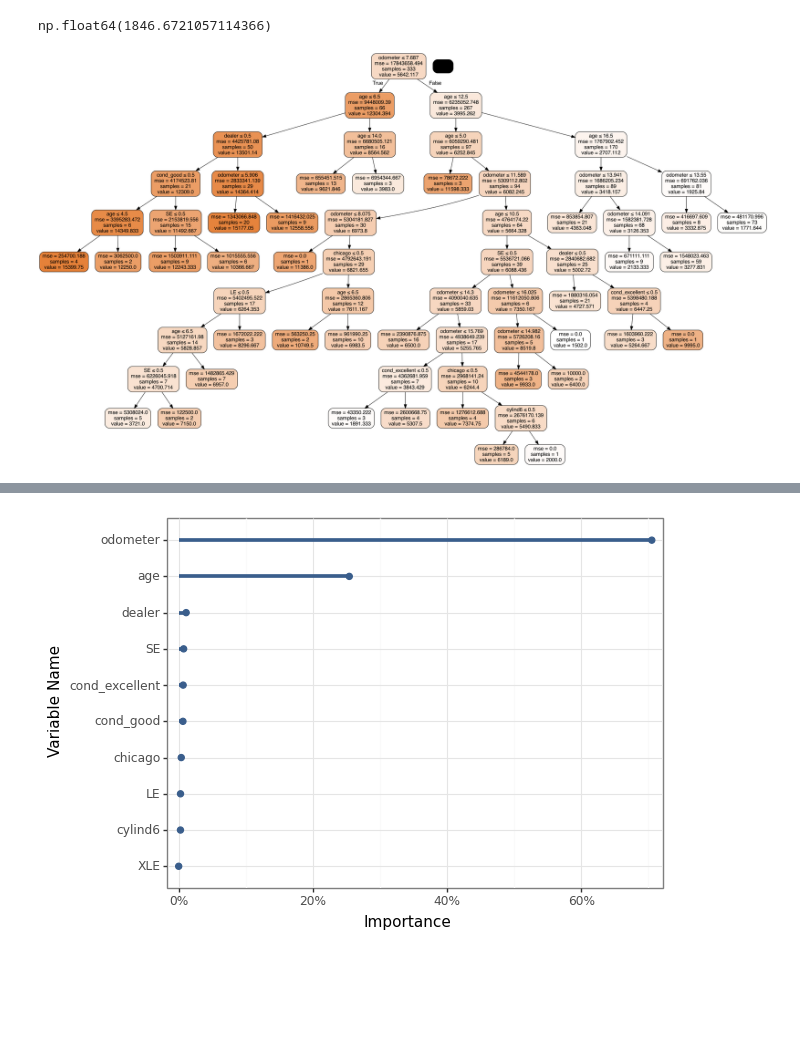
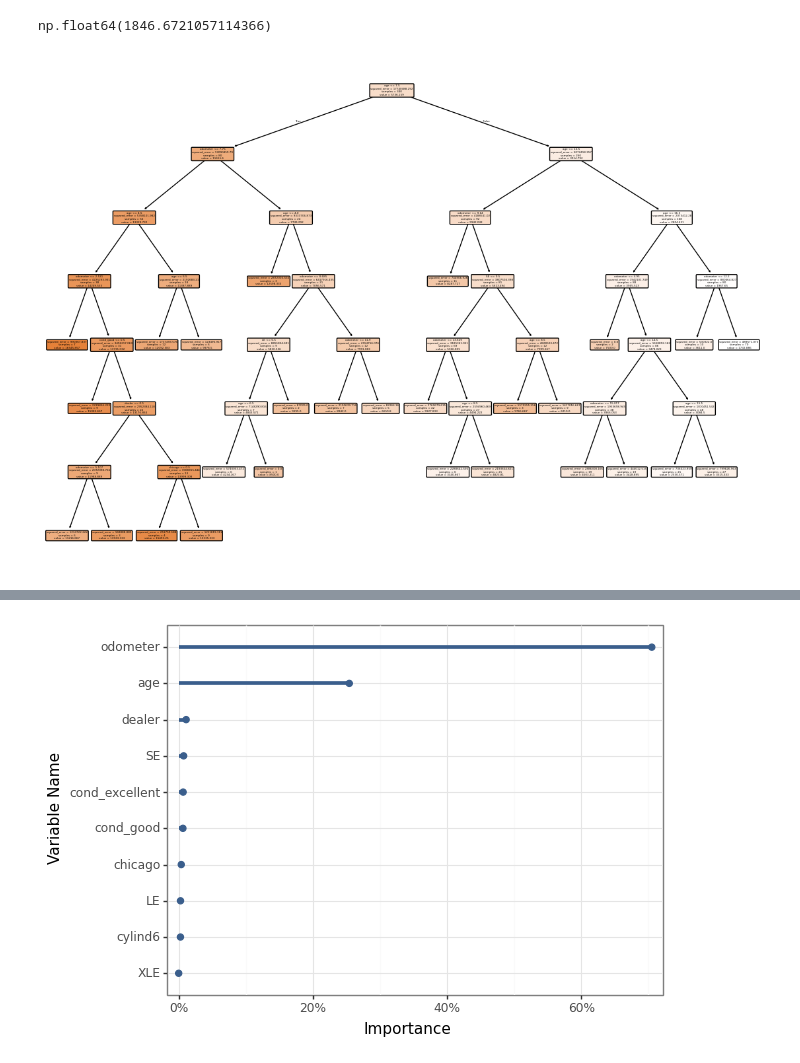
Before and after one commit to ZlataSparrow/codespaces-jupyter, a Jupyter notebook: notebooks/ch15-used-cars-cart.ipynb, the cells around one changed output, grey strips where cells are left out. Drawn from its saved outputs; the diff is of its cells as text; code cells hidden in the pictures; blank space fills up the shorter version.

```diff
--- a/notebooks/ch15-used-cars-cart.ipynb
+++ b/notebooks/ch15-used-cars-cart.ipynb
@@ -752,14 +752,10 @@ rmse_cart6 = np.sqrt(mean_squared_error(y_test, pred_cart6))
 rmse_cart6
 # %% [output]
 np.float64(1846.6721057114366)
-# %%
-jupyter_graphviz(
-    cart6,
-    filled=True,
-    rounded=True,
-    special_characters=True,
-    feature_names=feature_names_model2,
-)
-# %% [output]
-[figure, removed]
+# %%
+plt.figure(figsize=(14, 10))
+plot_tree(cart6, feature_names=feature_names_model2, filled=True, rounded=True)
+plt.show()
+# %% [output]
+[figure, added]
 # %%
```
Also changed, not shown: parts of 1 cell of this notebook.
